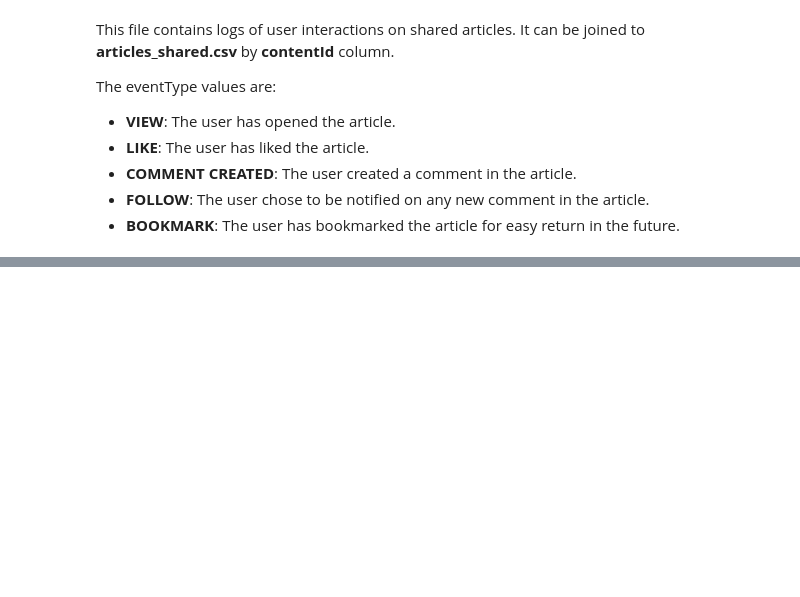
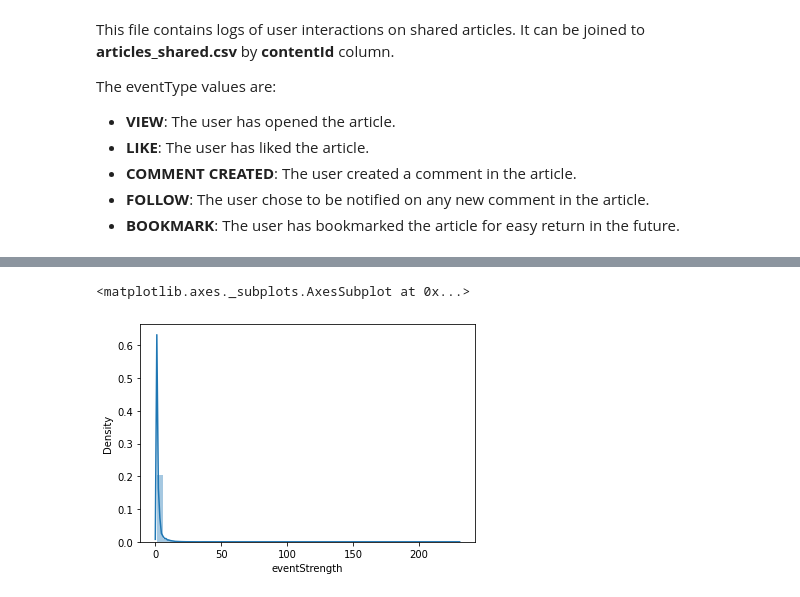
Before and after one commit to amanichivilkar/Articles-Recommendation-System, a Jupyter notebook: Amani_Chivilkar_Articles_Recommendation_System.ipynb, the cells around one changed output, grey strips where cells are left out. Drawn from its saved outputs; the diff is of its cells as text; code cells hidden in the pictures; blank space fills up the shorter version.

```diff
--- a/Amani_Chivilkar_Articles_Recommendation_System.ipynb
+++ b/Amani_Chivilkar_Articles_Recommendation_System.ipynb
@@ -63,0 +86,5 @@ df2.head(2)
+# %%
+# person intraction with number of unique content
+df3 = interactions.groupby(['personId', 'contentId']).size().groupby('personId').size()
+print(len(df3))
+df3.head()
@@ -63,0 +100,5 @@ df2.head(2)
+# %%
+# person intraction with >= 5 content
+df4=df3[df3 >= 5].reset_index()[['personId']]
+print(len(df4))
+df4.head()
@@ -63,0 +113,4 @@ df2.head(2)
+# %%
+interactions = interactions.merge(df4,on = 'personId')
+print(len(interactions))
+interactions.head()
@@ -63,0 +125,3 @@ df2.head(2)
+# %%
+df=interactions.groupby(['personId', 'contentId'])['eventStrength'].sum().reset_index()
+df.head()
@@ -63,0 +135,5 @@ df2.head(2)
+# %%
+sns.distplot(df['eventStrength'])
+# %% [output]
+<matplotlib.axes._subplots.AxesSubplot at 0x...>
+[figure, added]
```
Also changed, not shown: parts of 13 cells of this notebook.
